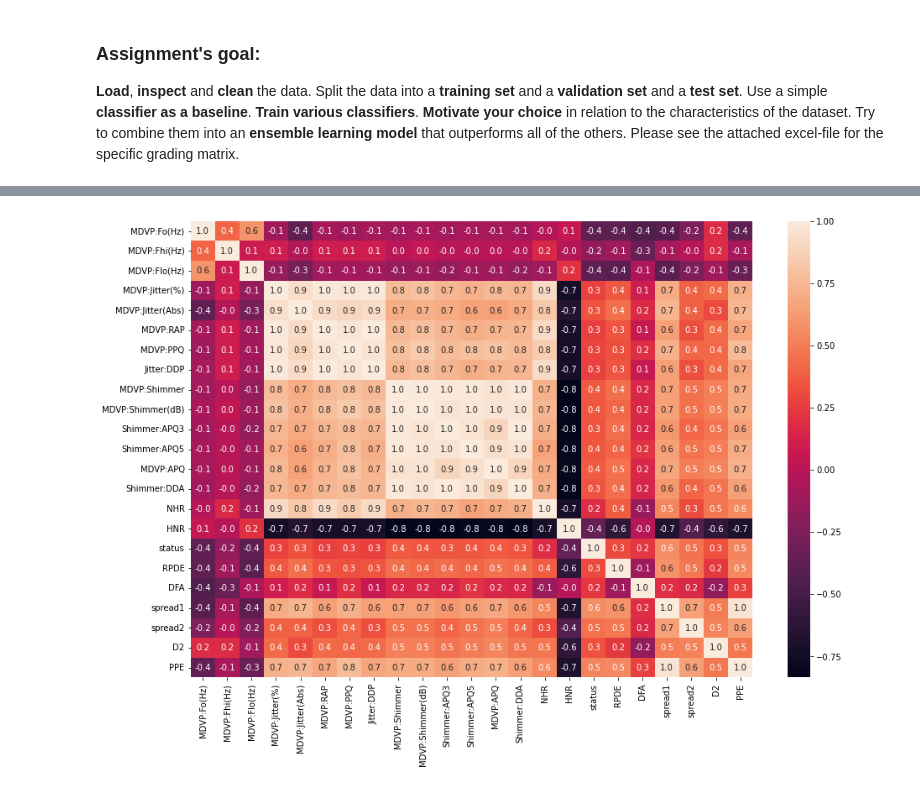
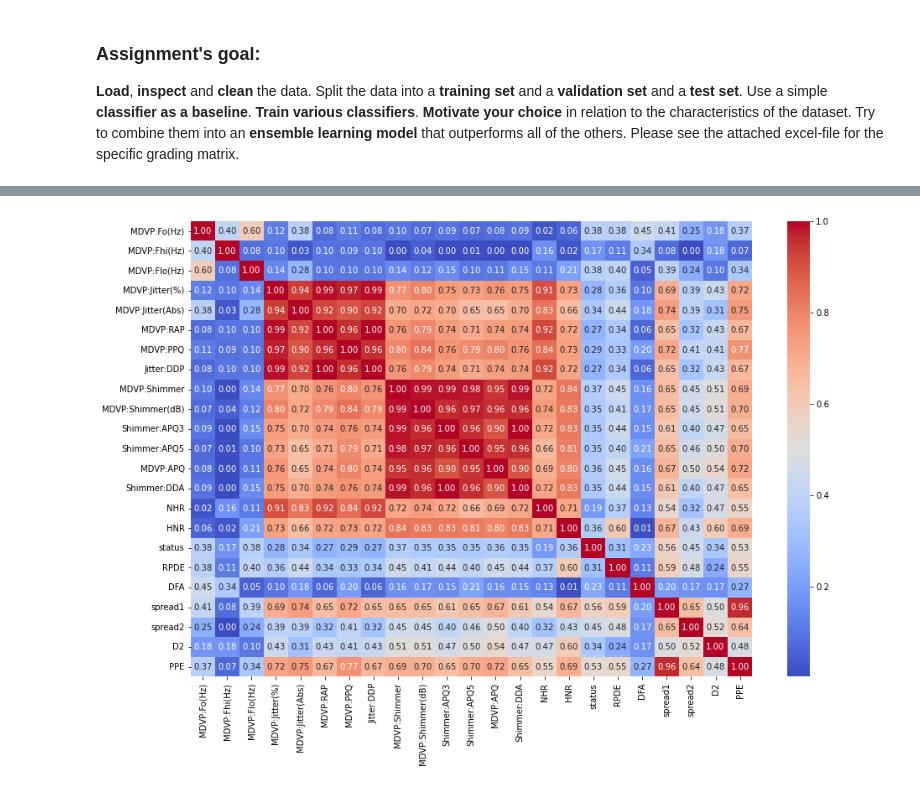
Before and after one commit to PRiesebos/DS3_Supervised, a Jupyter notebook: FinalAssignment.ipynb, the cells around one changed output, grey strips where cells are left out. Saved outputs shown, nothing was run; the diff lists cells and outputs as text; code cells hidden in the pictures.

```diff
--- a/FinalAssignment.ipynb
+++ b/FinalAssignment.ipynb
@@ -31,7 +79,8 @@ Amount of empty values: 0
 # %%
 # plotting correlation heatmap
+# exclude correlations close to 1 but keep the other column
 plt.figure(figsize = (15,10))
-dataplot = sns.heatmap(df.corr(), annot=True, fmt='.1f')
+dataplot = sns.heatmap(df.corr().abs(), annot=True, fmt='0.2f', cmap="coolwarm")
 plt.show()
 # %% [output]
-[figure, old version]
+[figure, new version]
```
Also changed, not shown: parts of 17 cells of this notebook.
